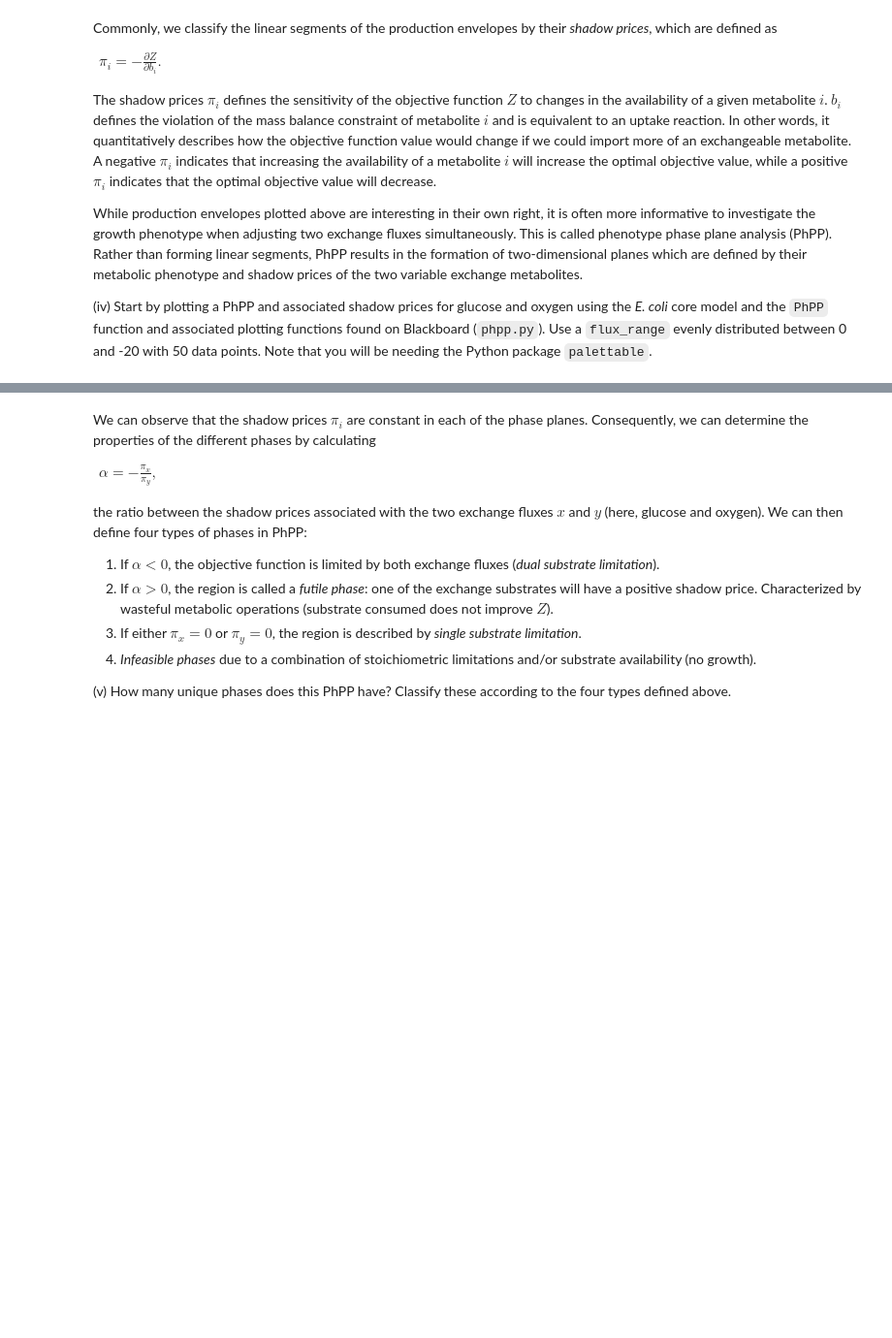
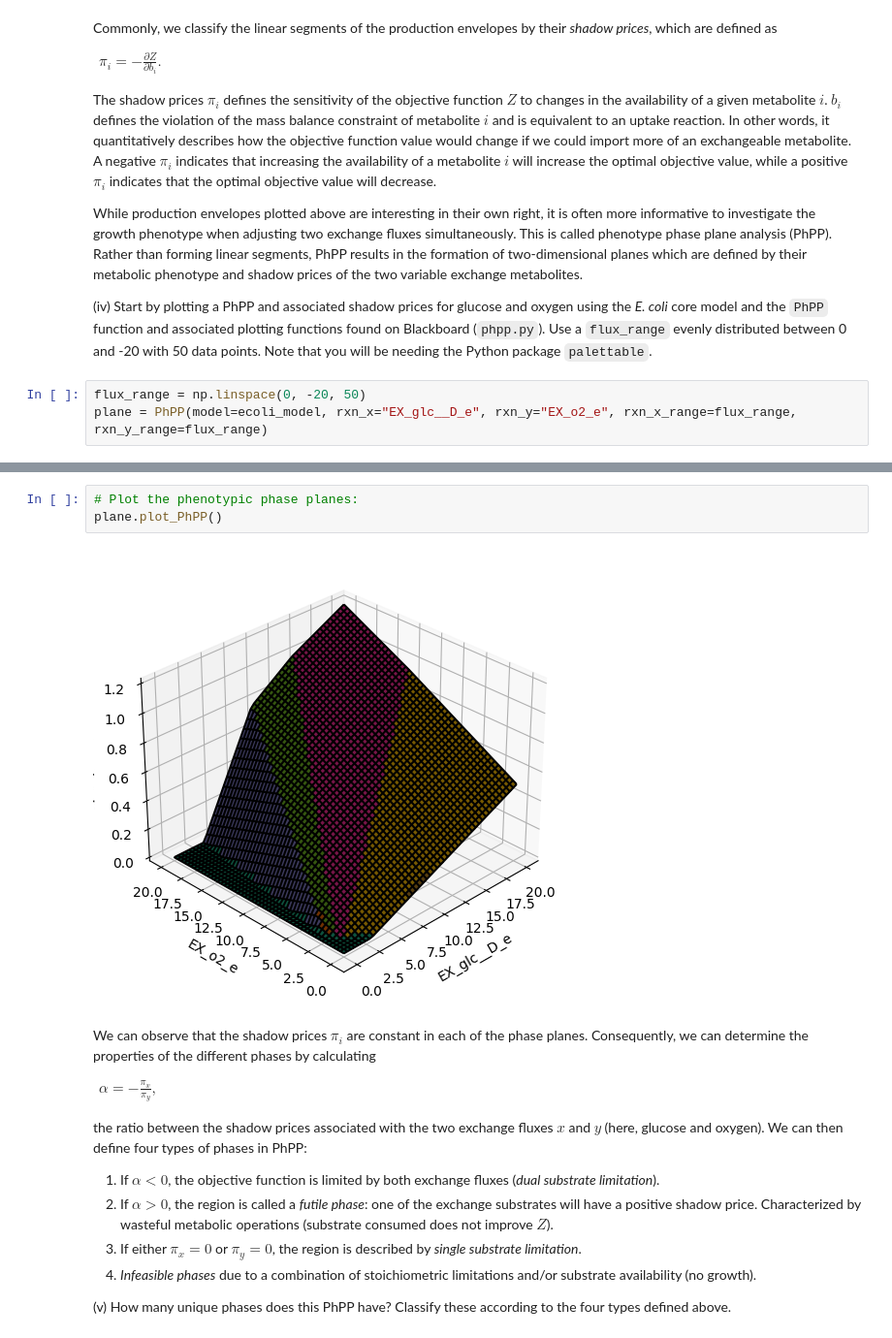
Before and after one commit to mkl061/TBT4165, a Jupyter notebook: project4/project_4.ipynb, the cells around one changed output, grey strips where cells are left out. Shown: that part at 97% size. Saved outputs shown, nothing was run; the diff lists cells and outputs as text; blank space fills up the shorter version.

```diff
--- a/project4/project_4.ipynb
+++ b/project4/project_4.ipynb
@@ -104,3 +107,6 @@ The shadow prices $\pi_i$ defines the sensitivity of the objective function $Z$
 While production envelopes plotted above are interesting in their own right, it is often more informative to investigate the growth phenotype when adjusting two exchange fluxes simultaneously. This is called phenotype phase plane analysis (PhPP). Rather than forming linear segments, PhPP results in the formation of two-dimensional planes which are defined by their metabolic phenotype and shadow prices of the two variable exchange metabolites.
 
 (iv) Start by plotting a PhPP and associated shadow prices for glucose and oxygen using the *E. coli* core model and the `PhPP` function and associated plotting functions found on Blackboard (`phpp.py`). Use a `flux_range` evenly distributed between 0 and -20 with 50 data points. Note that you will be needing the Python package `palettable`.
+# %%
+flux_range = np.linspace(0, -20, 50)
+plane = PhPP(model=ecoli_model, rxn_x="EX_glc__D_e", rxn_y="EX_o2_e", rxn_x_range=flux_range, rxn_y_range=flux_range)
@@ -107,3 +216,8 @@ While production envelopes plotted above are interesting in their own right, it
+# %%
+# Plot the phenotypic phase planes:
+plane.plot_PhPP()
+# %% [output]
+[figure, added]
 # %% [markdown]
 We can observe that the shadow prices $\pi_i$ are constant in each of the phase planes. Consequently, we can determine the properties of the different phases by calculating
 
```
Also changed, not shown: parts of 18 cells of this notebook, 1 other file.
